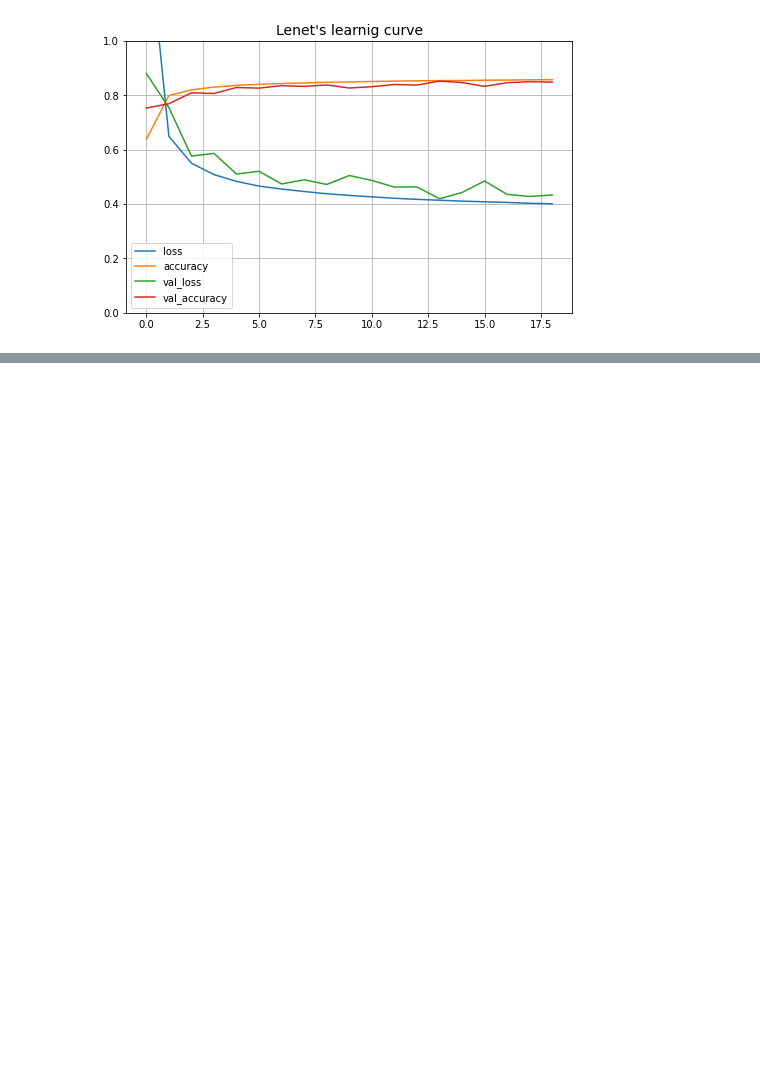
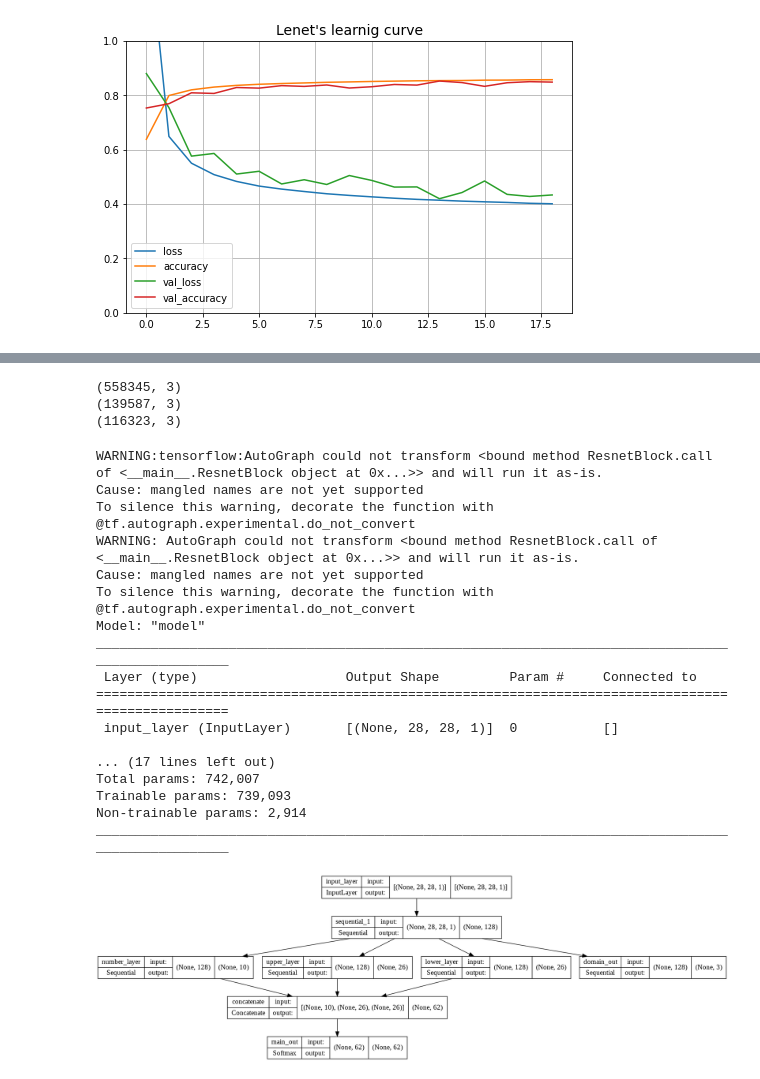
Before and after one commit to gihong-lee/ann_proj, a Jupyter notebook: src/제출용 jupyter/For_Learning_curve.ipynb, the cells around one changed output, grey strips where cells are left out. Drawn from its saved outputs; the diff is of its cells as text; code cells hidden in the pictures; blank space fills up the shorter version.

Commit message:
Fix : learning_curve 노트북 파일 resnet 추가
aux output model 추가

```diff
--- a/src/제출용 jupyter/For_Learning_curve.ipynb
+++ b/src/제출용 jupyter/For_Learning_curve.ipynb
@@ -225,0 +263,8 @@ plt_learning_curve(lenet_history, 'Lenet')
+# %%
+print(domain_train_label.shape)
+print(domain_val_label.shape)
+print(domain_test_label.shape)
+# %% [output]
+(558345, 3)
+(139587, 3)
+(116323, 3)
@@ -225,0 +432,20 @@ plt_learning_curve(lenet_history, 'Lenet')
+# %%
+def select_model(config_list):
+  model_class = Res_5x5_v4(64, config_list)
+
+  input = keras.layers.Input(shape=(28, 28, 1), name = "input_layer")
+
+  feature_out = model_class.Feature_Detection_Layer(input)
+
+  domain_result = model_class.Domain_Layer(feature_out)
+
+  num_out = model_class.Number_Layer(feature_out)
+  upper_out = model_class.Upper_Letter_Layer(feature_out)
+  lower_out = model_class.Lower_Letter_Layer(feature_out)
+
+
+  final_out = keras.layers.concatenate([num_out, upper_out, lower_out])
+  result = tf.keras.layers.Softmax(name = 'main_out')(final_out)
+
+  model = keras.models.Model(inputs=[input], outputs=[domain_result, result])
+  return model
@@ -225,0 +462,24 @@ plt_learning_curve(lenet_history, 'Lenet')
+# %%
+first_list = [32, 'leacky_relu', 3, [65, 34], 0.6, [53], [61], [73, 50], 'F']
+aux_model = select_model(first_list)
+aux_model.summary()
+keras.utils.plot_model(aux_model, "aux_model.png", show_shapes=True)
+# %% [output]
+WARNING:tensorflow:AutoGraph could not transform <bound method ResnetBlock.call of <__main__.ResnetBlock object at 0x...>> and will run it as-is.
+Cause: mangled names are not yet supported
+To silence this warning, decorate the function with @tf.autograph.experimental.do_not_convert
+WARNING: AutoGraph could not transform <bound method ResnetBlock.call of <__main__.ResnetBlock object at 0x...>> and will run it as-is.
+Cause: mangled names are not yet supported
+To silence this warning, decorate the function with @tf.autograph.experimental.do_not_convert
+Model: "model"
+__________________________________________________________________________________________________
+ Layer (type)                   Output Shape         Param #     Connected to
+==================================================================================================
+ input_layer (InputLayer)       [(None, 28, 28, 1)]  0           []
+
+... (17 lines left out)
+Total params: 742,007
+Trainable params: 739,093
+Non-trainable params: 2,914
+__________________________________________________________________________________________________
+[figure, added]
```
Also changed, not shown: parts of 13 cells of this notebook.
